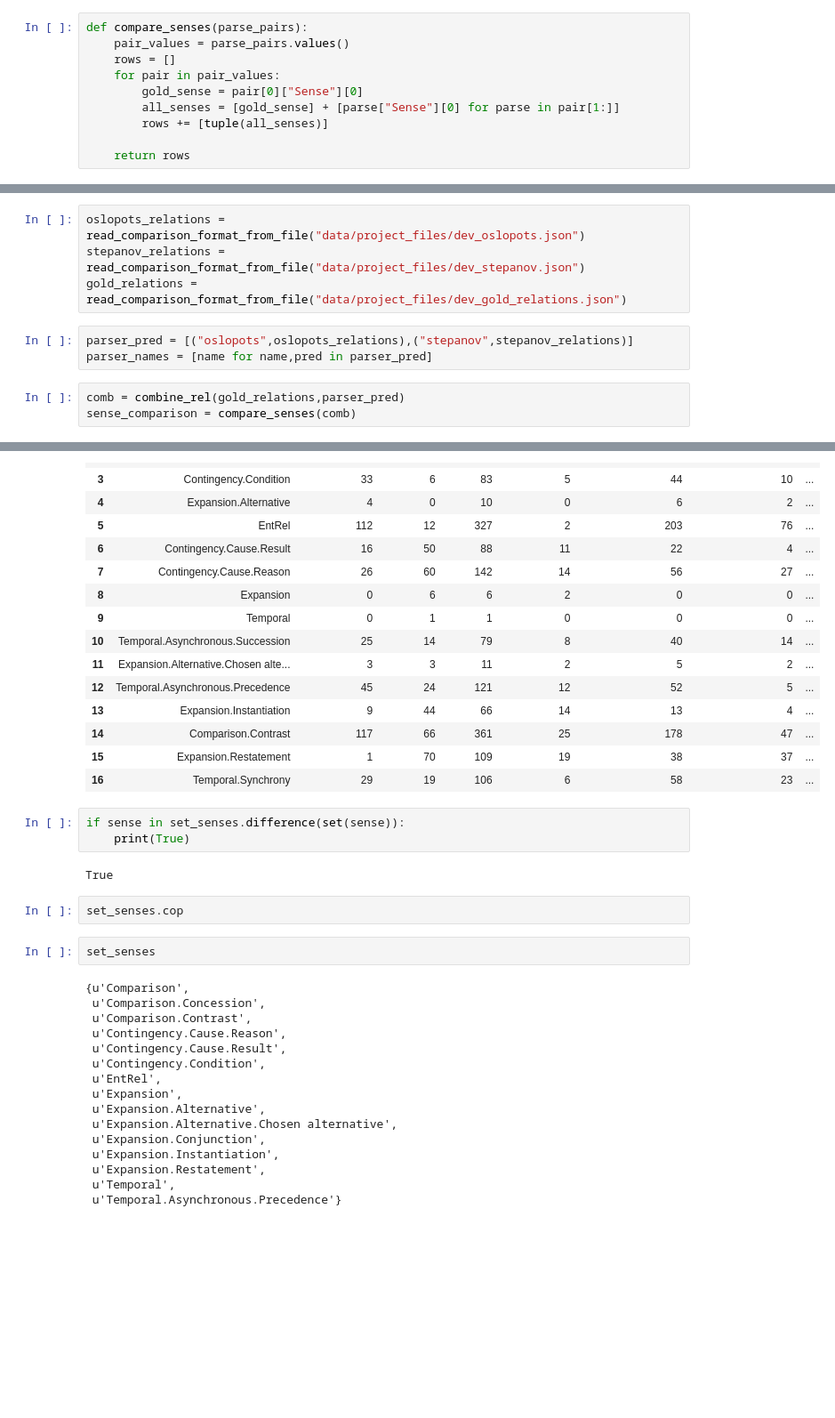
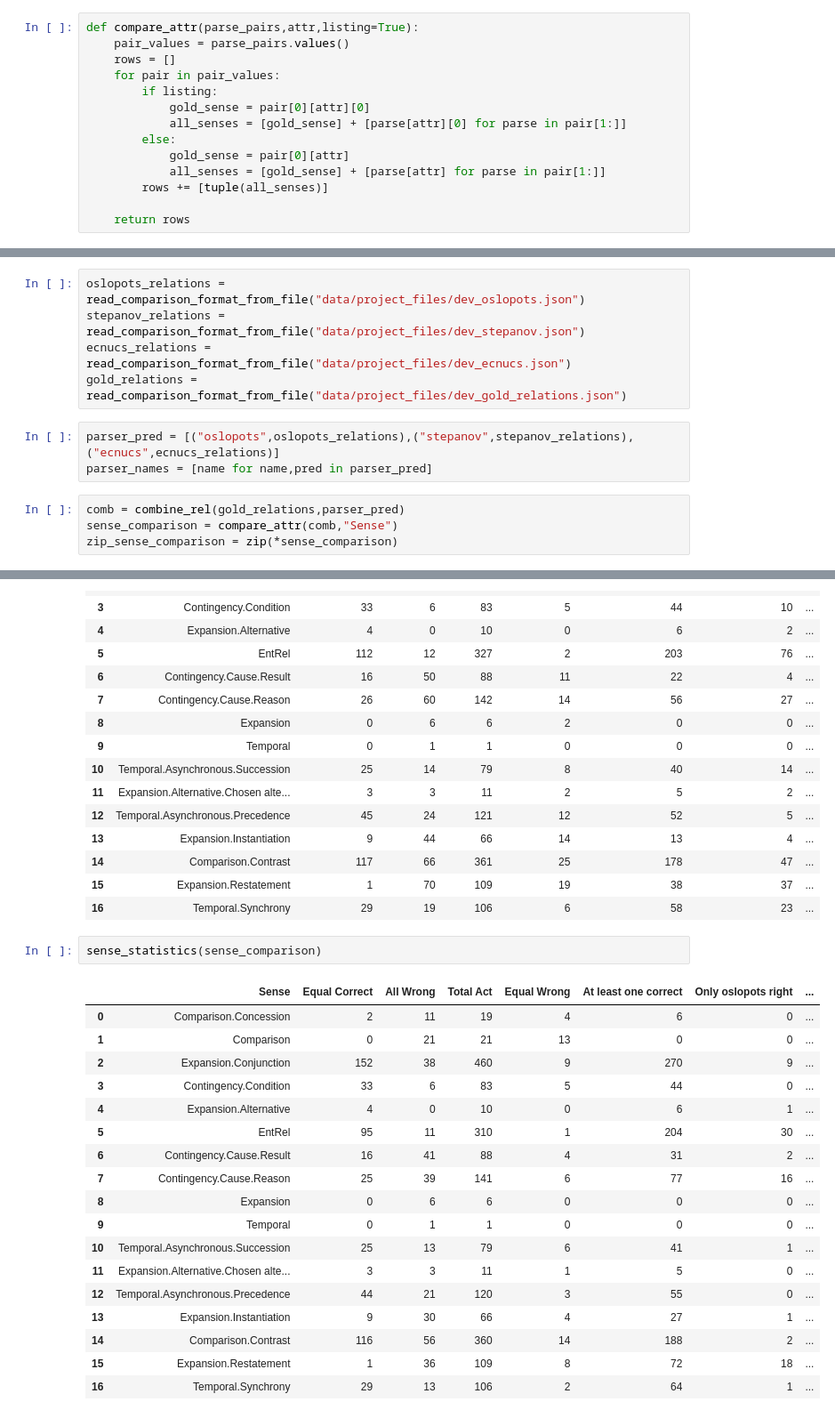
Before and after one commit to PaulOpu/PM_ShallowDiscourseParsing, a Jupyter notebook: Coding/playground.ipynb, the cells around one changed output, grey strips where cells are left out. Shown at 89% size. Cells and saved outputs as stored; diff of their text form; blank space fills up the shorter version.

Commit message:
New Parser

```diff
--- a/Coding/playground.ipynb
+++ b/Coding/playground.ipynb
@@ -487,12 +489,16 @@ def combine_rel(gold_list,parser_pred):
             combinations[pred["RelID"]] += [pred]
     return combinations
 # %%
-def compare_senses(parse_pairs):
+def compare_attr(parse_pairs,attr,listing=True):
     pair_values = parse_pairs.values()
     rows = []
     for pair in pair_values:
-        gold_sense = pair[0]["Sense"][0]
-        all_senses = [gold_sense] + [parse["Sense"][0] for parse in pair[1:]]
+        if listing:
+            gold_sense = pair[0][attr][0]
+            all_senses = [gold_sense] + [parse[attr][0] for parse in pair[1:]]
+        else:
+            gold_sense = pair[0][attr]
+            all_senses = [gold_sense] + [parse[attr] for parse in pair[1:]]
         rows += [tuple(all_senses)]
 
     return rows
@@ -560,13 +591,15 @@ def sense_statistics(sense_comparison):
 # %%
 oslopots_relations = read_comparison_format_from_file("data/project_files/dev_oslopots.json")
 stepanov_relations = read_comparison_format_from_file("data/project_files/dev_stepanov.json")
+ecnucs_relations = read_comparison_format_from_file("data/project_files/dev_ecnucs.json")
 gold_relations = read_comparison_format_from_file("data/project_files/dev_gold_relations.json")
 # %%
-parser_pred = [("oslopots",oslopots_relations),("stepanov",stepanov_relations)]
+parser_pred = [("oslopots",oslopots_relations),("stepanov",stepanov_relations),("ecnucs",ecnucs_relations)]
 parser_names = [name for name,pred in parser_pred]
 # %%
 comb = combine_rel(gold_relations,parser_pred)
-sense_comparison = compare_senses(comb)
+sense_comparison = compare_attr(comb,"Sense")
+zip_sense_comparison = zip(*sense_comparison)
 # %%
 gold_senses = zip_sense_comparison[0]
 parser_senses = zip_sense_comparison[1:]
@@ -613,28 +646,24 @@ sense_statistics(sense_comparison)
 | 14 | Comparison.Contrast | 117 | 66 | 361 | 25 | 178 | 47 | ... |
 | 15 | Expansion.Restatement | 1 | 70 | 109 | 19 | 38 | 37 | ... |
 | 16 | Temporal.Synchrony | 29 | 19 | 106 | 6 | 58 | 23 | ... |
-# %%
-if sense in set_senses.difference(set(sense)):
-    print(True)
-# %% [output]
-True
-# %%
-set_senses.cop
-# %%
-set_senses
-# %% [output]
-{u'Comparison',
- u'Comparison.Concession',
- u'Comparison.Contrast',
- u'Contingency.Cause.Reason',
- u'Contingency.Cause.Result',
- u'Contingency.Condition',
- u'EntRel',
- u'Expansion',
- u'Expansion.Alternative',
- u'Expansion.Alternative.Chosen alternative',
- u'Expansion.Conjunction',
- u'Expansion.Instantiation',
- u'Expansion.Restatement',
- u'Temporal',
- u'Temporal.Asynchronous.Precedence'}
+# %%
+sense_statistics(sense_comparison)
+# %% [output]
+|  | Sense | Equal Correct | All Wrong | Total Act | Equal Wrong | At least one correct | Only oslopots right | ... |
+| 0 | Comparison.Concession | 2 | 11 | 19 | 4 | 6 | 0 | ... |
+| 1 | Comparison | 0 | 21 | 21 | 13 | 0 | 0 | ... |
+| 2 | Expansion.Conjunction | 152 | 38 | 460 | 9 | 270 | 9 | ... |
+| 3 | Contingency.Condition | 33 | 6 | 83 | 5 | 44 | 0 | ... |
+| 4 | Expansion.Alternative | 4 | 0 | 10 | 0 | 6 | 1 | ... |
+| 5 | EntRel | 95 | 11 | 310 | 1 | 204 | 30 | ... |
+| 6 | Contingency.Cause.Result | 16 | 41 | 88 | 4 | 31 | 2 | ... |
+| 7 | Contingency.Cause.Reason | 25 | 39 | 141 | 6 | 77 | 16 | ... |
+| 8 | Expansion | 0 | 6 | 6 | 0 | 0 | 0 | ... |
+| 9 | Temporal | 0 | 1 | 1 | 0 | 0 | 0 | ... |
+| 10 | Temporal.Asynchronous.Succession | 25 | 13 | 79 | 6 | 41 | 1 | ... |
+| 11 | Expansion.Alternative.Chosen alte... | 3 | 3 | 11 | 1 | 5 | 0 | ... |
+| 12 | Temporal.Asynchronous.Precedence | 44 | 21 | 120 | 3 | 55 | 0 | ... |
+| 13 | Expansion.Instantiation | 9 | 30 | 66 | 4 | 27 | 1 | ... |
+| 14 | Comparison.Contrast | 116 | 56 | 360 | 14 | 188 | 2 | ... |
+| 15 | Expansion.Restatement | 1 | 36 | 109 | 8 | 72 | 18 | ... |
+| 16 | Temporal.Synchrony | 29 | 13 | 106 | 2 | 64 | 1 | ... |
```
Also changed, not shown: parts of 7 cells of this notebook, 41 other files.
